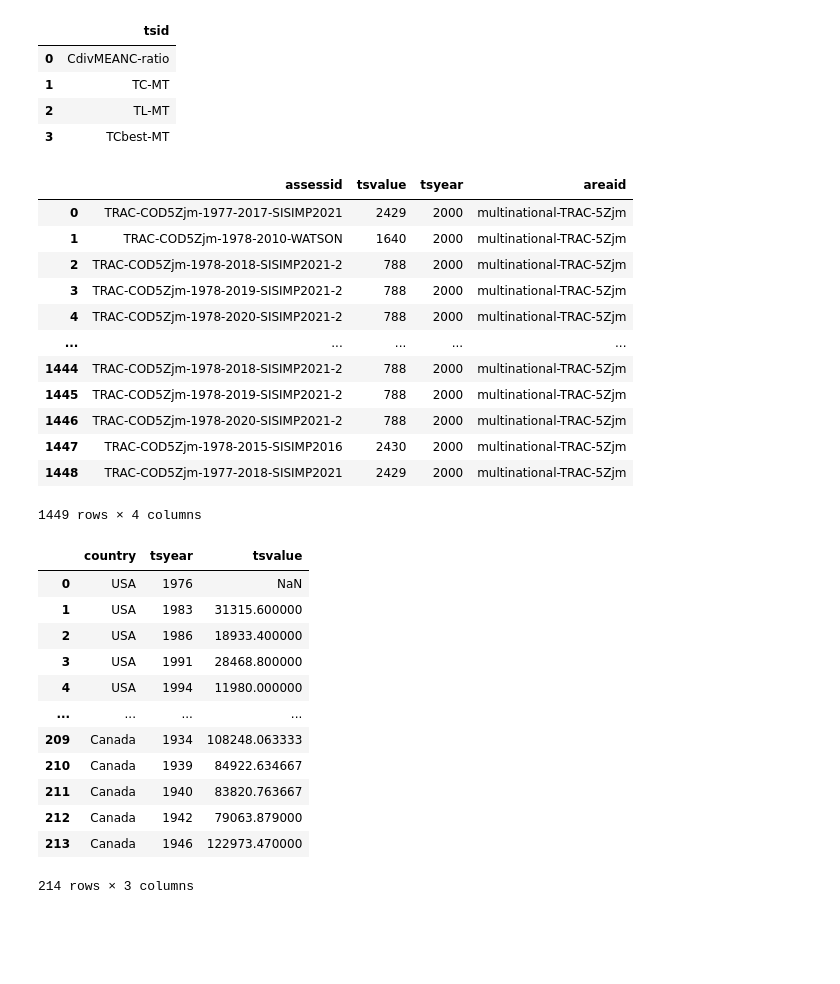
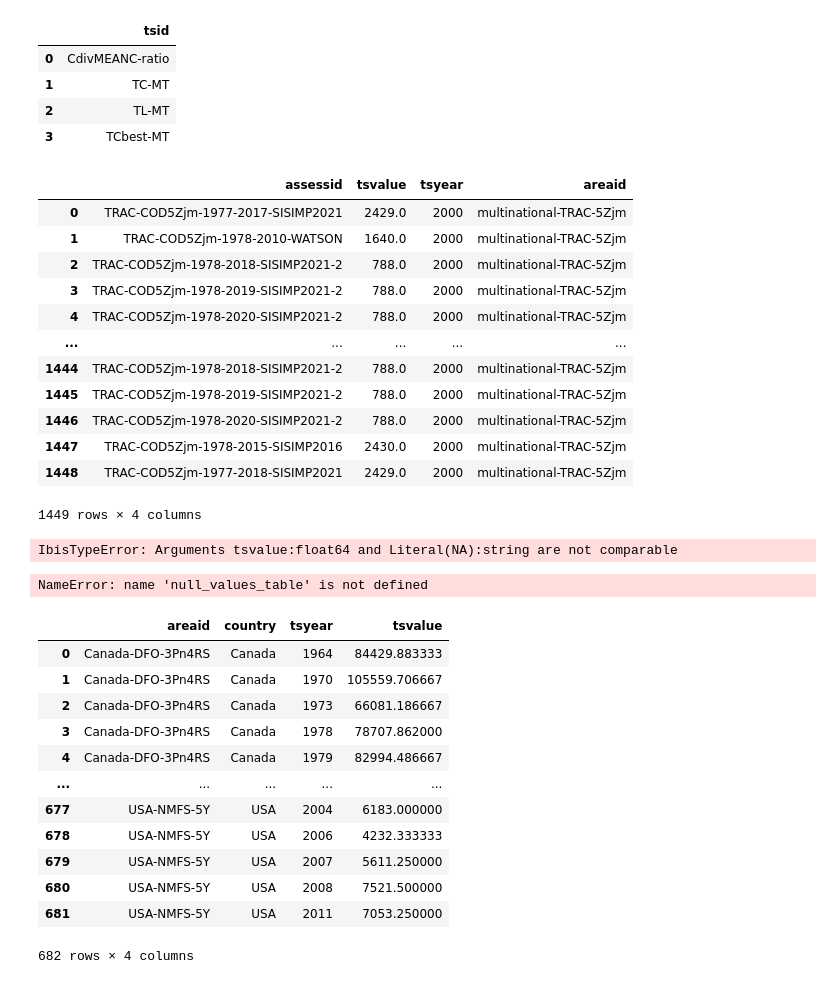
Before and after one commit to espm-288/fish-la-erg-fish, a Jupyter notebook: notebook.ipynb, the cells around one changed output. Drawn from its saved outputs; the diff is of its cells as text; code cells hidden in the pictures; blank space fills up the shorter version.

```diff
--- a/notebook.ipynb
+++ b/notebook.ipynb
@@ -34,7 +34,7 @@ con = ibis.duckdb.connect()
 base = "https://huggingface.co/datasets/cboettig/ram_fisheries/resolve/main/v4.65/"
 
 tsmetrics = con.read_csv(base + "tsmetrics.csv")
-timeseries = con.read_csv(base + "timeseries.csv")
+timeseries = con.read_csv(base + "timeseries.csv", nullstr='NA')
 stock = con.read_csv(base + "stock.csv")
 assessment = con.read_csv(base + "assessment.csv")
 area = con.read_csv(base + "area.csv")
@@ -74,39 +74,43 @@ cod_catch = (new_fish
 cod_catch.filter(_.tsyear == 2000, _.stockid == "COD5Zjm").select(_.assessid, _.tsvalue, _.tsyear, _.areaid).execute()
 # %% [output]
 |  | assessid | tsvalue | tsyear | areaid |
-| 0 | TRAC-COD5Zjm-1977-2017-SISIMP2021 | 2429 | 2000 | multinational-TRAC-5Zjm |
-| 1 | TRAC-COD5Zjm-1978-2010-WATSON | 1640 | 2000 | multinational-TRAC-5Zjm |
-| 2 | TRAC-COD5Zjm-1978-2018-SISIMP2021-2 | 788 | 2000 | multinational-TRAC-5Zjm |
-| 3 | TRAC-COD5Zjm-1978-2019-SISIMP2021-2 | 788 | 2000 | multinational-TRAC-5Zjm |
-| 4 | TRAC-COD5Zjm-1978-2020-SISIMP2021-2 | 788 | 2000 | multinational-TRAC-5Zjm |
+| 0 | TRAC-COD5Zjm-1977-2017-SISIMP2021 | 2429.0 | 2000 | multinational-TRAC-5Zjm |
+| 1 | TRAC-COD5Zjm-1978-2010-WATSON | 1640.0 | 2000 | multinational-TRAC-5Zjm |
+| 2 | TRAC-COD5Zjm-1978-2018-SISIMP2021-2 | 788.0 | 2000 | multinational-TRAC-5Zjm |
+| 3 | TRAC-COD5Zjm-1978-2019-SISIMP2021-2 | 788.0 | 2000 | multinational-TRAC-5Zjm |
+| 4 | TRAC-COD5Zjm-1978-2020-SISIMP2021-2 | 788.0 | 2000 | multinational-TRAC-5Zjm |
 | ... | ... | ... | ... | ... |
-| 1444 | TRAC-COD5Zjm-1978-2018-SISIMP2021-2 | 788 | 2000 | multinational-TRAC-5Zjm |
-| 1445 | TRAC-COD5Zjm-1978-2019-SISIMP2021-2 | 788 | 2000 | multinational-TRAC-5Zjm |
-| 1446 | TRAC-COD5Zjm-1978-2020-SISIMP2021-2 | 788 | 2000 | multinational-TRAC-5Zjm |
-| 1447 | TRAC-COD5Zjm-1978-2015-SISIMP2016 | 2430 | 2000 | multinational-TRAC-5Zjm |
-| 1448 | TRAC-COD5Zjm-1977-2018-SISIMP2021 | 2429 | 2000 | multinational-TRAC-5Zjm |
+| 1444 | TRAC-COD5Zjm-1978-2018-SISIMP2021-2 | 788.0 | 2000 | multinational-TRAC-5Zjm |
+| 1445 | TRAC-COD5Zjm-1978-2019-SISIMP2021-2 | 788.0 | 2000 | multinational-TRAC-5Zjm |
+| 1446 | TRAC-COD5Zjm-1978-2020-SISIMP2021-2 | 788.0 | 2000 | multinational-TRAC-5Zjm |
+| 1447 | TRAC-COD5Zjm-1978-2015-SISIMP2016 | 2430.0 | 2000 | multinational-TRAC-5Zjm |
+| 1448 | TRAC-COD5Zjm-1977-2018-SISIMP2021 | 2429.0 | 2000 | multinational-TRAC-5Zjm |
 1449 rows × 4 columns
 # %%
 null_values_table = cod_catch.mutate(tsvalue=ibis.case()
                                     .when(cod_catch.tsvalue == 'NA', ibis.null())
                                     .else_(cod_catch.tsvalue)
                                     .end())
+# %% [output]
+IbisTypeError: Arguments tsvalue:float64 and Literal(NA):string are not comparable
 # %%
 null_values_table = null_values_table.mutate(tsvalue=_.tsvalue.cast("double"))
+# %% [output]
+NameError: name 'null_values_table' is not defined
 # %%
-cod_catch_agg = null_values_table.group_by(_.country, _.tsyear).aggregate(tsvalue=_.tsvalue.mean())
+cod_catch_agg = cod_catch.group_by(_.areaid, _.country, _.tsyear).aggregate(tsvalue=_.tsvalue.mean())
 cod_catch_agg.execute()
 # %% [output]
-|  | country | tsyear | tsvalue |
-| 0 | USA | 1976 | NaN |
-| 1 | USA | 1983 | 31315.600000 |
-| 2 | USA | 1986 | 18933.400000 |
-| 3 | USA | 1991 | 28468.800000 |
-| 4 | USA | 1994 | 11980.000000 |
-| ... | ... | ... | ... |
-| 209 | Canada | 1934 | 108248.063333 |
-| 210 | Canada | 1939 | 84922.634667 |
-| 211 | Canada | 1940 | 83820.763667 |
-| 212 | Canada | 1942 | 79063.879000 |
-| 213 | Canada | 1946 | 122973.470000 |
+|  | areaid | country | tsyear | tsvalue |
+| 0 | Canada-DFO-3Pn4RS | Canada | 1964 | 84429.883333 |
+| 1 | Canada-DFO-3Pn4RS | Canada | 1970 | 105559.706667 |
+| 2 | Canada-DFO-3Pn4RS | Canada | 1973 | 66081.186667 |
+| 3 | Canada-DFO-3Pn4RS | Canada | 1978 | 78707.862000 |
+| 4 | Canada-DFO-3Pn4RS | Canada | 1979 | 82994.486667 |
+| ... | ... | ... | ... | ... |
+| 677 | USA-NMFS-5Y | USA | 2004 | 6183.000000 |
+| 678 | USA-NMFS-5Y | USA | 2006 | 4232.333333 |
+| 679 | USA-NMFS-5Y | USA | 2007 | 5611.250000 |
+| 680 | USA-NMFS-5Y | USA | 2008 | 7521.500000 |
+| 681 | USA-NMFS-5Y | USA | 2011 | 7053.250000 |
-214 rows × 3 columns
+682 rows × 4 columns
```
Also changed, not shown: parts of 4 cells of this notebook.
